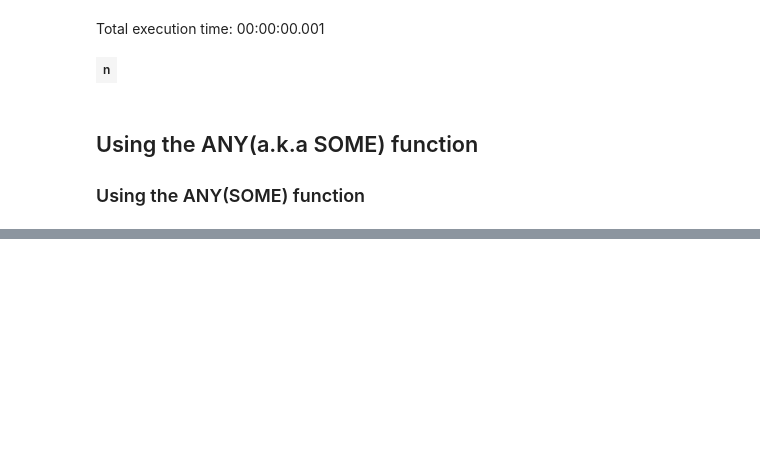
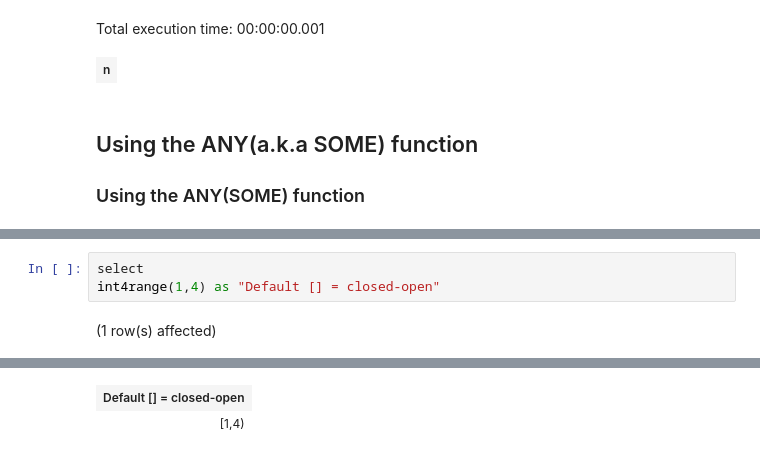
Before and after one commit to yaowenqiang/postgresql_functions_playbook, a Jupyter notebook: Notebook-1.ipynb, the cells around one changed output, grey strips where cells are left out. Drawn from its saved outputs; the diff is of its cells as text; blank space fills up the shorter version.

Commit message:
add range and array functions demo

```diff
--- a/Notebook-1.ipynb
+++ b/Notebook-1.ipynb
@@ -1741,0 +1809,5 @@ where c.customerId = any(
+# %%
+select
+int4range(1,4) as "Default [] = closed-open"
+# %% [output]
+(1 row(s) affected)
@@ -1741,0 +1815,2 @@ where c.customerId = any(
+| Default [] = closed-open |
+| [1,4) |
```
Also changed, not shown: parts of 11 cells of this notebook.
